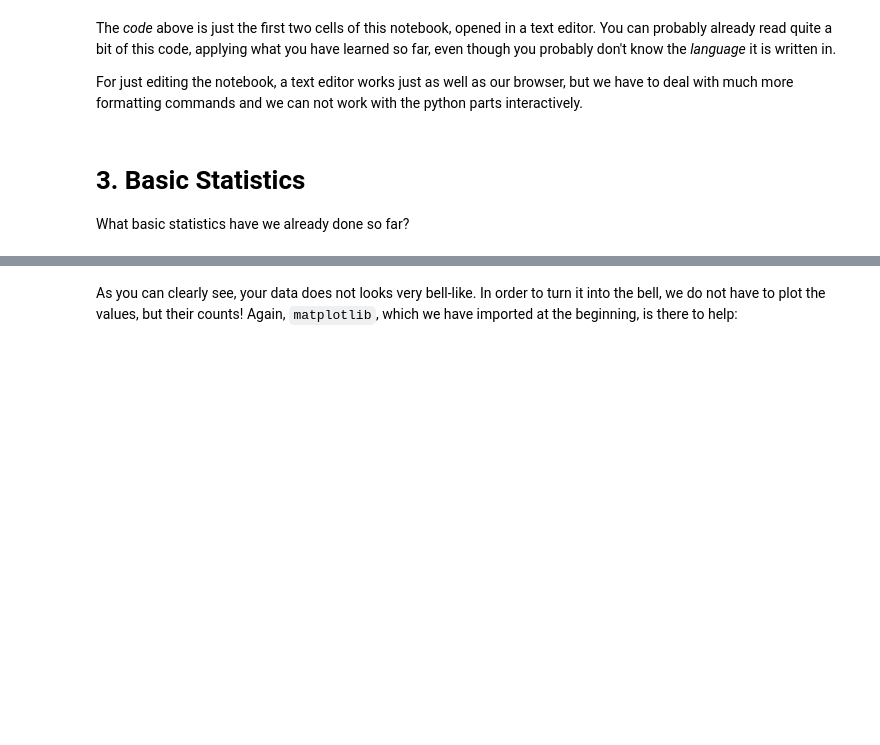
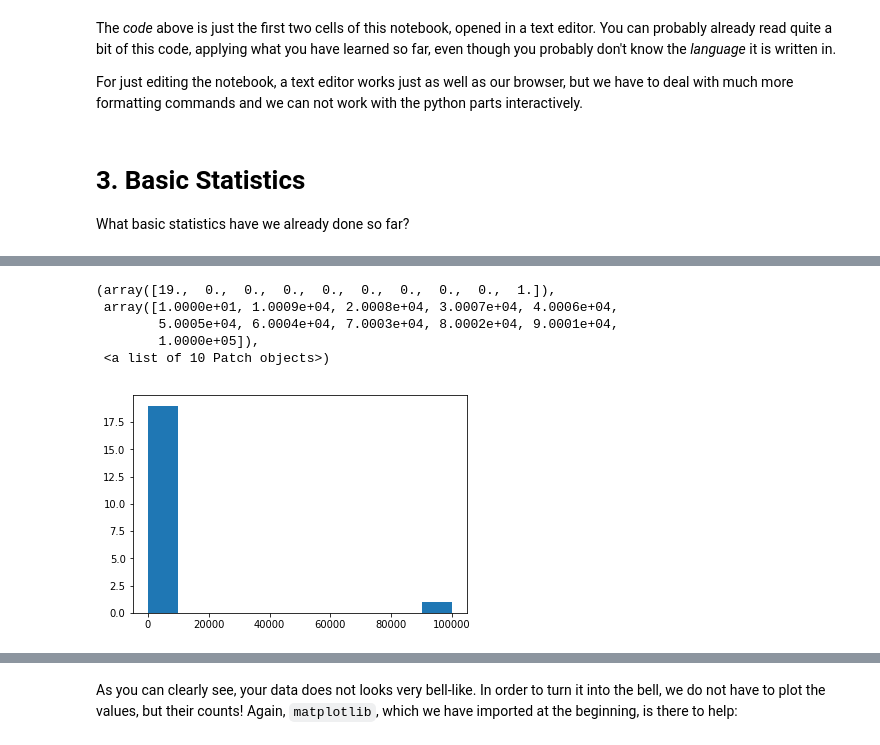
Before and after one commit to hydrogeology-graz/geopython_course, a Jupyter notebook: Lecture_5/Notebook4.ipynb, the cells around one changed output, grey strips where cells are left out. Cells and saved outputs as stored; diff of their text form; code cells hidden in the pictures; blank space fills up the shorter version.

```diff
--- a/Lecture_5/Notebook4.ipynb
+++ b/Lecture_5/Notebook4.ipynb
@@ -98,0 +181,9 @@ print(len(values))
+# %%
+plt.hist(ICData)
+# %% [output]
+(array([19.,  0.,  0.,  0.,  0.,  0.,  0.,  0.,  0.,  1.]),
+ array([1.0000e+01, 1.0009e+04, 2.0008e+04, 3.0007e+04, 4.0006e+04,
+        5.0005e+04, 6.0004e+04, 7.0003e+04, 8.0002e+04, 9.0001e+04,
+        1.0000e+05]),
+ <a list of 10 Patch objects>)
+[figure, added]
```
Also changed, not shown: parts of 59 cells of this notebook.
